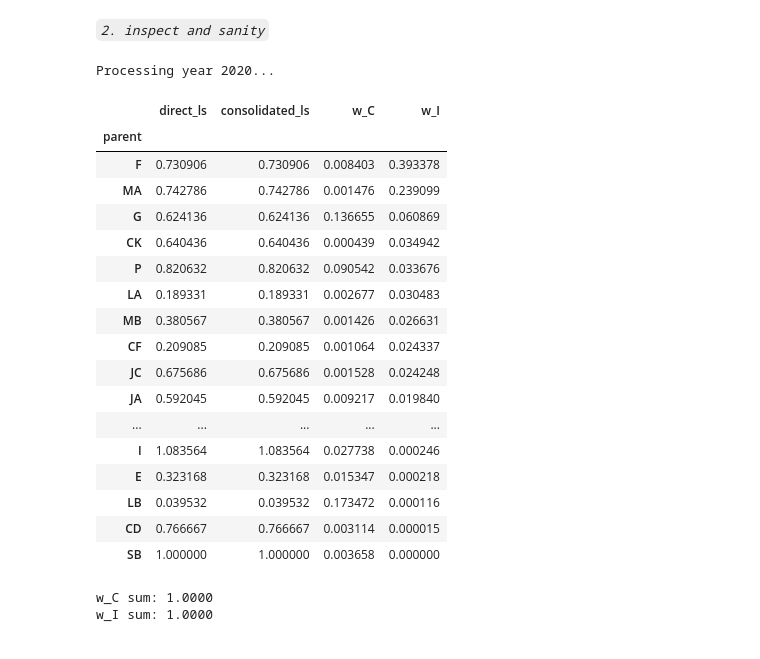
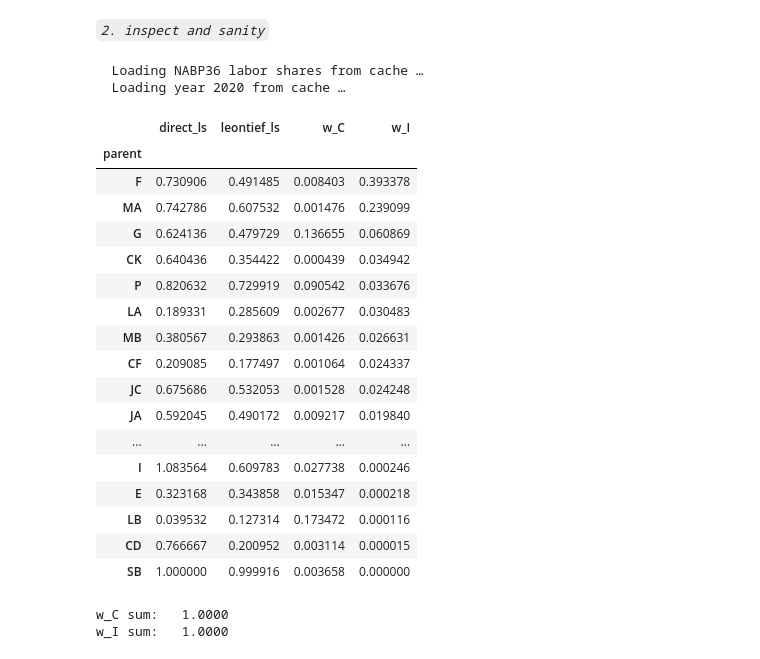
Before and after one commit to cfn368/ba_capinc, a Jupyter notebook: 2_labour_shares.ipynb, the cells around one changed output. Cells and saved outputs as stored; diff of their text form; code cells hidden in the pictures.

```diff
--- a/2_labour_shares.ipynb
+++ b/2_labour_shares.ipynb
@@ -8,6 +8,15 @@ setup_notebook()
 # %%
 # 1. get Leontif inverse values
 years = range(1966, 2025)
-df_ts = sls.load_or_compute_ls_timeseries(years, kappa=0.6)
+
+# Direct (existing, unchanged)
+df_direct = sls.load_or_compute_ls_timeseries(
+    years, kappa=0.6
+)
+
+# Leontief
+df_ts_leon = sls.load_or_compute_ls_timeseries(
+    years, kappa=0.6, use_leontief=True
+)
 # %% [output]
 Loading LS timeseries from 0_intermediate/direct_NX_cache/ls_timeseries_1966_2024.parquet …
@@ -21,27 +54,28 @@ sls.plot_ls_difference(df_ts)
 *`2. inspect and sanity`*
 # %%
 # 4. inspect industrylevel
-diag = sls.inspect_year(2020)
-diag[['direct_ls', 'consolidated_ls', 'w_C', 'w_I']]
+diag = sls.inspect_year(2020, use_cache=True)
+diag[['direct_ls', 'leontief_ls', 'w_C', 'w_I']]
 # %% [output]
-Processing year 2020...
+  Loading NABP36 labor shares from cache …
+  Loading year 2020 from cache …
-|  | direct_ls | consolidated_ls | w_C | w_I |
+|  | direct_ls | leontief_ls | w_C | w_I |
 | parent |  |  |  |  |
-| F | 0.730906 | 0.730906 | 0.008403 | 0.393378 |
-| MA | 0.742786 | 0.742786 | 0.001476 | 0.239099 |
-| G | 0.624136 | 0.624136 | 0.136655 | 0.060869 |
-| CK | 0.640436 | 0.640436 | 0.000439 | 0.034942 |
-| P | 0.820632 | 0.820632 | 0.090542 | 0.033676 |
-| LA | 0.189331 | 0.189331 | 0.002677 | 0.030483 |
-| MB | 0.380567 | 0.380567 | 0.001426 | 0.026631 |
-| CF | 0.209085 | 0.209085 | 0.001064 | 0.024337 |
-| JC | 0.675686 | 0.675686 | 0.001528 | 0.024248 |
-| JA | 0.592045 | 0.592045 | 0.009217 | 0.019840 |
+| F | 0.730906 | 0.491485 | 0.008403 | 0.393378 |
+| MA | 0.742786 | 0.607532 | 0.001476 | 0.239099 |
+| G | 0.624136 | 0.479729 | 0.136655 | 0.060869 |
+| CK | 0.640436 | 0.354422 | 0.000439 | 0.034942 |
+| P | 0.820632 | 0.729919 | 0.090542 | 0.033676 |
+| LA | 0.189331 | 0.285609 | 0.002677 | 0.030483 |
+| MB | 0.380567 | 0.293863 | 0.001426 | 0.026631 |
+| CF | 0.209085 | 0.177497 | 0.001064 | 0.024337 |
+| JC | 0.675686 | 0.532053 | 0.001528 | 0.024248 |
+| JA | 0.592045 | 0.490172 | 0.009217 | 0.019840 |
 | ... | ... | ... | ... | ... |
-| I | 1.083564 | 1.083564 | 0.027738 | 0.000246 |
-| E | 0.323168 | 0.323168 | 0.015347 | 0.000218 |
-| LB | 0.039532 | 0.039532 | 0.173472 | 0.000116 |
-| CD | 0.766667 | 0.766667 | 0.003114 | 0.000015 |
-| SB | 1.000000 | 1.000000 | 0.003658 | 0.000000 |
+| I | 1.083564 | 0.609783 | 0.027738 | 0.000246 |
+| E | 0.323168 | 0.343858 | 0.015347 | 0.000218 |
+| LB | 0.039532 | 0.127314 | 0.173472 | 0.000116 |
+| CD | 0.766667 | 0.200952 | 0.003114 | 0.000015 |
+| SB | 1.000000 | 0.999916 | 0.003658 | 0.000000 |
 # %%
 # 5. do weights sum to 1?
```
Also changed, not shown: parts of 5 cells of this notebook, 15 other files.
